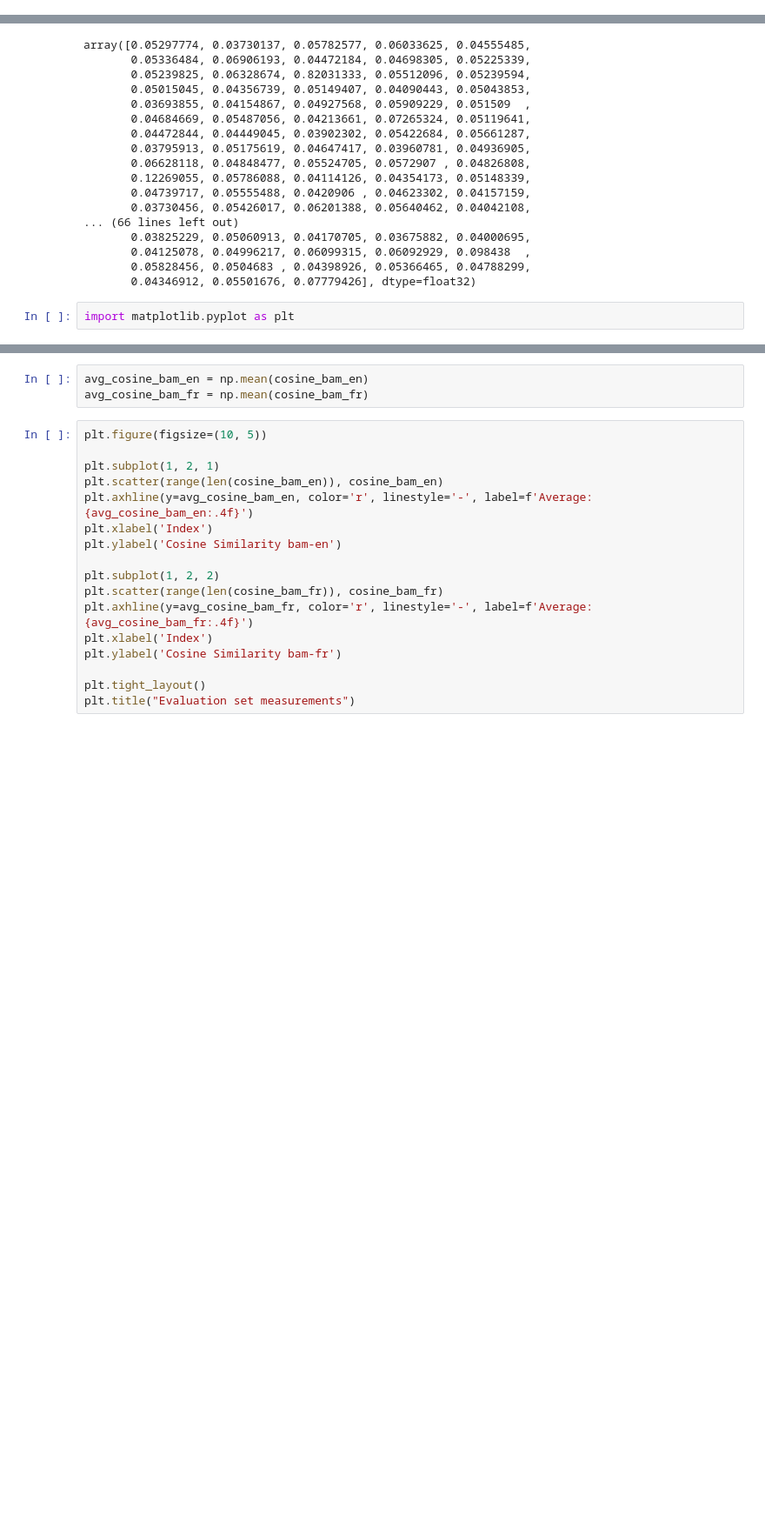
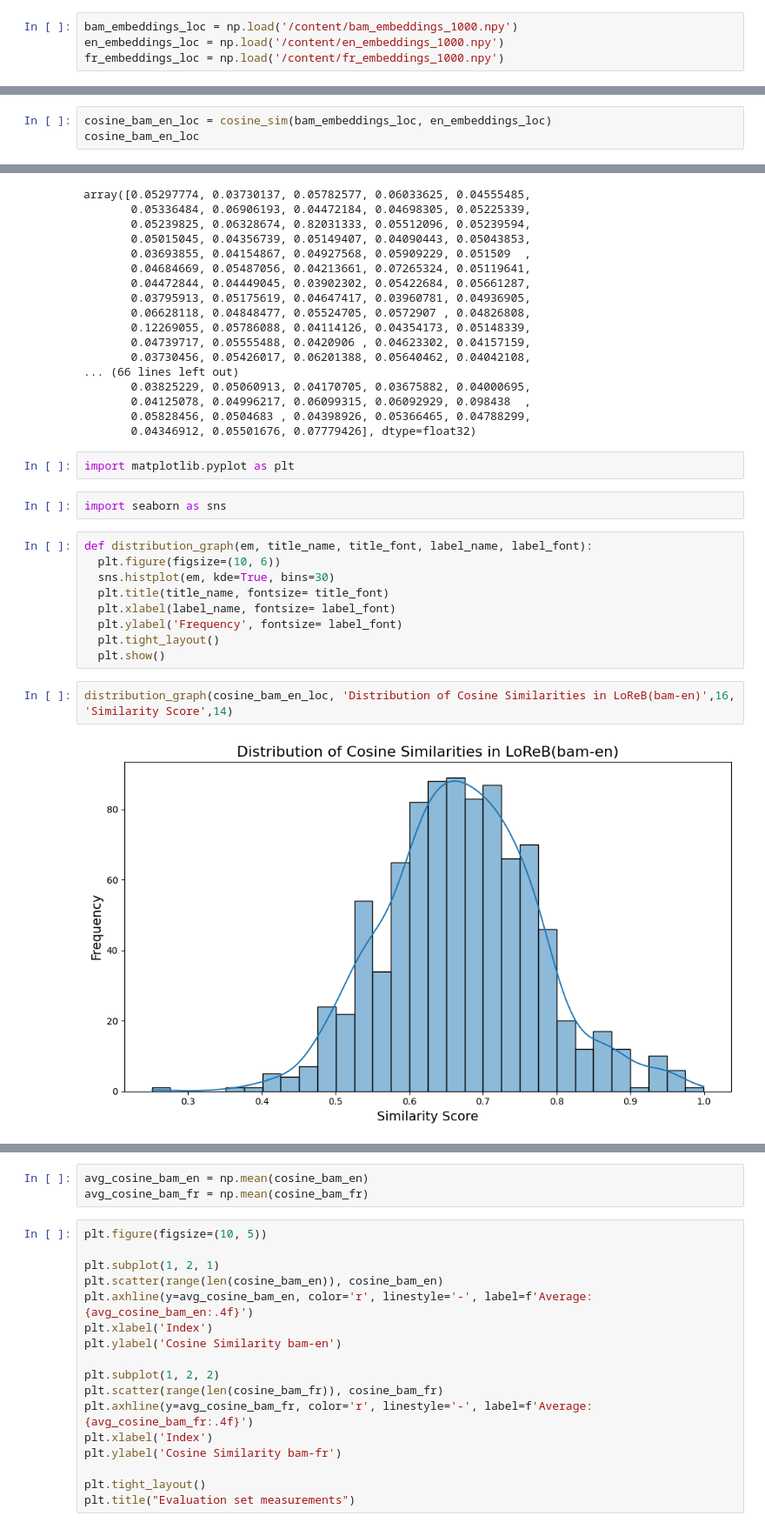
Before and after one commit to FaezeM/NLP_Bambara, a Jupyter notebook: similarity.ipynb, the cells around one changed output, grey strips where cells are left out. Shown at 87% size. Cells and saved outputs as stored; diff of their text form; blank space fills up the shorter version.

```diff
--- a/similarity.ipynb
+++ b/similarity.ipynb
@@ -11,6 +11,10 @@ from google.colab import drive
 drive.mount('/content/drive')
 # %% [output]
 Mounted at /content/drive
+# %%
+bam_embeddings_loc = np.load('/content/bam_embeddings_1000.npy')
+en_embeddings_loc = np.load('/content/en_embeddings_1000.npy')
+fr_embeddings_loc = np.load('/content/fr_embeddings_1000.npy')
 # %%
 bam_embeddings = np.load('/content/drive/MyDrive/embeddings/bam_embeddings.npy')
 en_embeddings = np.load('/content/drive/MyDrive/embeddings/en_embeddings.npy')
@@ -84,3 +132,6 @@ array([1., 1., 1., 1., 1., 1., 1., 1., 1., 1., 1., 1., 1., 1., 1., 1., 1.,
        1., 1., 1., 1., 1., 1., 1., 1., 1., 1., 1., 1., 1., 1., 1., 1., 1.,
        1., 1., 1., 1., 1., 1., 1., 1., 1., 1., 1., 1., 1., 1., 1., 1., 1.,
        1., 1., 1., 1., 1., 1., 1.], dtype=float32)
+# %%
+cosine_bam_en_loc = cosine_sim(bam_embeddings_loc, en_embeddings_loc)
+cosine_bam_en_loc
@@ -256,3 +392,18 @@ array([0.05297774, 0.03730137, 0.05782577, 0.06033625, 0.04555485,
        0.04346912, 0.05501676, 0.07779426], dtype=float32)
 # %%
 import matplotlib.pyplot as plt
+# %%
+import seaborn as sns
+# %%
+def distribution_graph(em, title_name, title_font, label_name, label_font):
+  plt.figure(figsize=(10, 6))
+  sns.histplot(em, kde=True, bins=30)
+  plt.title(title_name, fontsize= title_font)
+  plt.xlabel(label_name, fontsize= label_font)
+  plt.ylabel('Frequency', fontsize= label_font)
+  plt.tight_layout()
+  plt.show()
+# %%
+distribution_graph(cosine_bam_en_loc, 'Distribution of Cosine Similarities in LoReB(bam-en)',16, 'Similarity Score',14)
+# %% [output]
+[figure, added]
```
Also changed, not shown: parts of 22 cells of this notebook.
